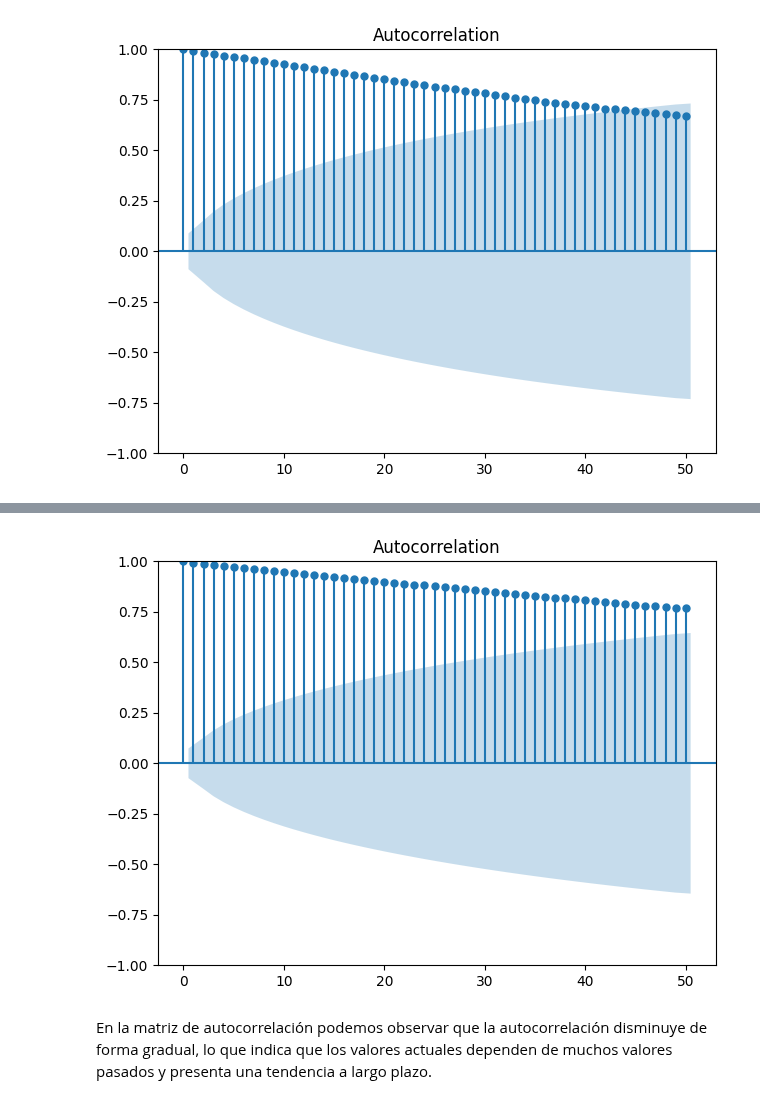
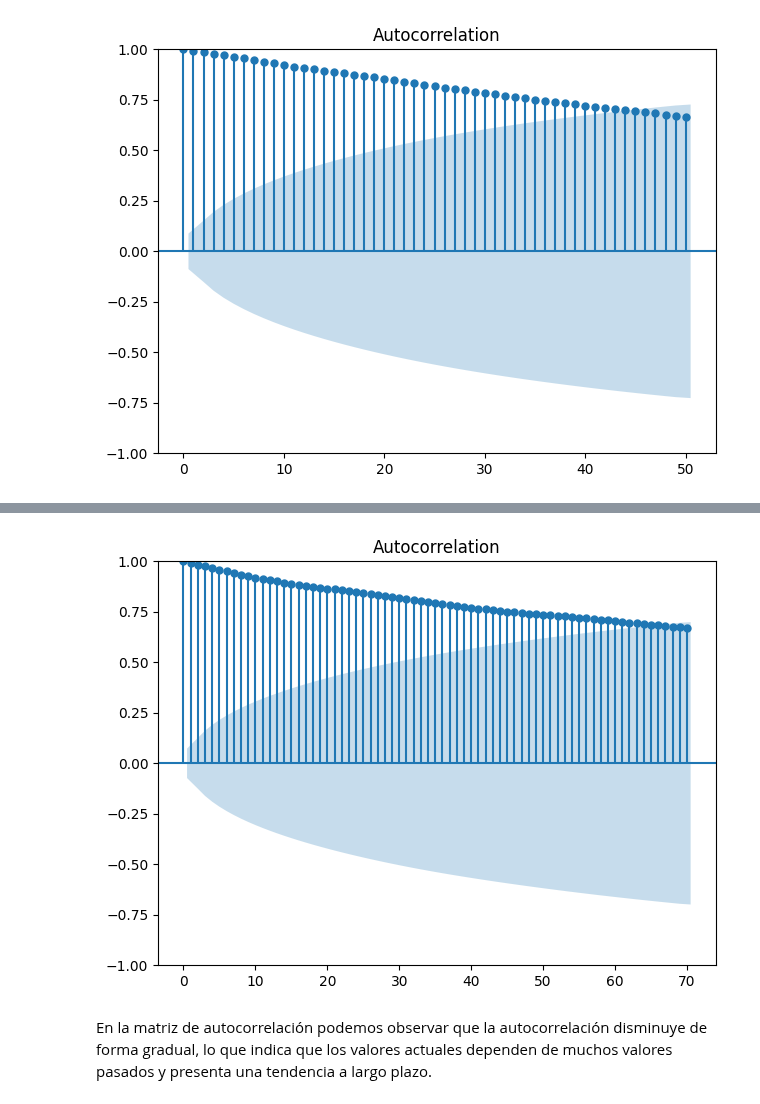
Before and after one commit to diegomacaya/proyecto_DataScience_DMS, a Jupyter notebook: src/Proyecto_Data_Science.ipynb, the cells around one changed output, grey strips where cells are left out. Saved outputs shown, nothing was run; the diff lists cells and outputs as text; code cells hidden in the pictures.

Commit message:
codigo listo hasta paso 6, arreglar modelo y aplicar a otros activos a predecir

```diff
--- a/src/Proyecto_Data_Science.ipynb
+++ b/src/Proyecto_Data_Science.ipynb
@@ -174,7 +174,7 @@ parametros_fed = {
     "series_id": "DFF"
 }
 
-data = api_fed(url_fed,parametros_fed, "2021-01-01", "2024-11-08")
+data = api_fed(url_fed,parametros_fed, "2021-01-01", "2024-11-20")
 
 data_DFF= pd.DataFrame(data)
 
@@ -211,7 +211,7 @@ parametros_fed = {
     "series_id": "BOPGSTB"
 }
 
-data = api_fed(url_fed,parametros_fed, "2021-01-01", "2024-11-08")
+data = api_fed(url_fed,parametros_fed, "2021-01-01", "2024-11-20")
 
 data_BOPGSTB= pd.DataFrame(data)
 
@@ -446,15 +446,15 @@ def api_activos(key_activos, activo, timespan='day', start_date=None, end_date=N
 # Llamar a la función para cada activo y guardar los datos en archivos CSV separados
 
 # Obtener y guardar datos del VTI
-historical_data_vti = api_activos(key_activos, activos['VTI'], 'day', "2021-01-01", "2024-11-21")
+historical_data_vti = api_activos(key_activos, activos['VTI'], 'day', "2021-01-01", "2024-11-20")
 vti = pd.DataFrame(historical_data_vti)
 guardar_csv(vti, '../data/VTI_historical_data.csv')
 
-historical_data_oro = api_activos(key_activos, activos['Oro'], 'day', "2021-01-01", "2024-11-21")
+historical_data_oro = api_activos(key_activos, activos['Oro'], 'day', "2021-01-01", "2024-11-20")
 oro = pd.DataFrame(historical_data_oro)
 guardar_csv(vti, '../data/oro_historical_data.csv')
 
-historical_data_btc = api_activos(key_activos, activos['Bitcoin'], 'day', "2021-01-01", "2024-11-21")
+historical_data_btc = api_activos(key_activos, activos['Bitcoin'], 'day', "2021-01-01", "2024-11-20")
 btc = pd.DataFrame(historical_data_btc)
 guardar_csv(btc, '../data/btc_historical_data.csv')
 # %% [output]
@@ -558,7 +558,7 @@ vti
 # %%
 # Crear un rango de fechas para el índice
 fecha_inicio = '2022-12-01'
-fecha_fin = '2024-11-08'
+fecha_fin = '2024-11-20'
 
 rango_fechas = pd.date_range(start=fecha_inicio, end=fecha_fin, freq='D')
 
@@ -863,15 +863,15 @@ plt.show()
 # %%
 # Autocorrelación BTC
 from statsmodels.graphics.tsaplots import plot_acf
 
 df_auto_btc = df_btc_D['BTC_value']
-plot_acf(df_auto_btc, lags =50)
+plot_acf(df_auto_btc, lags =70)
 
 plt.tight_layout()
 
 plt.show()
 # %% [output]
-[figure, old version]
+[figure, new version]
 # %% [markdown]
 En la matriz de autocorrelación podemos observar que la autocorrelación disminuye de forma gradual, lo que indica que los valores actuales dependen de muchos valores pasados y presenta una tendencia a largo plazo.
 # %%
```
Also changed, not shown: parts of 40 cells of this notebook, 8 other files.
